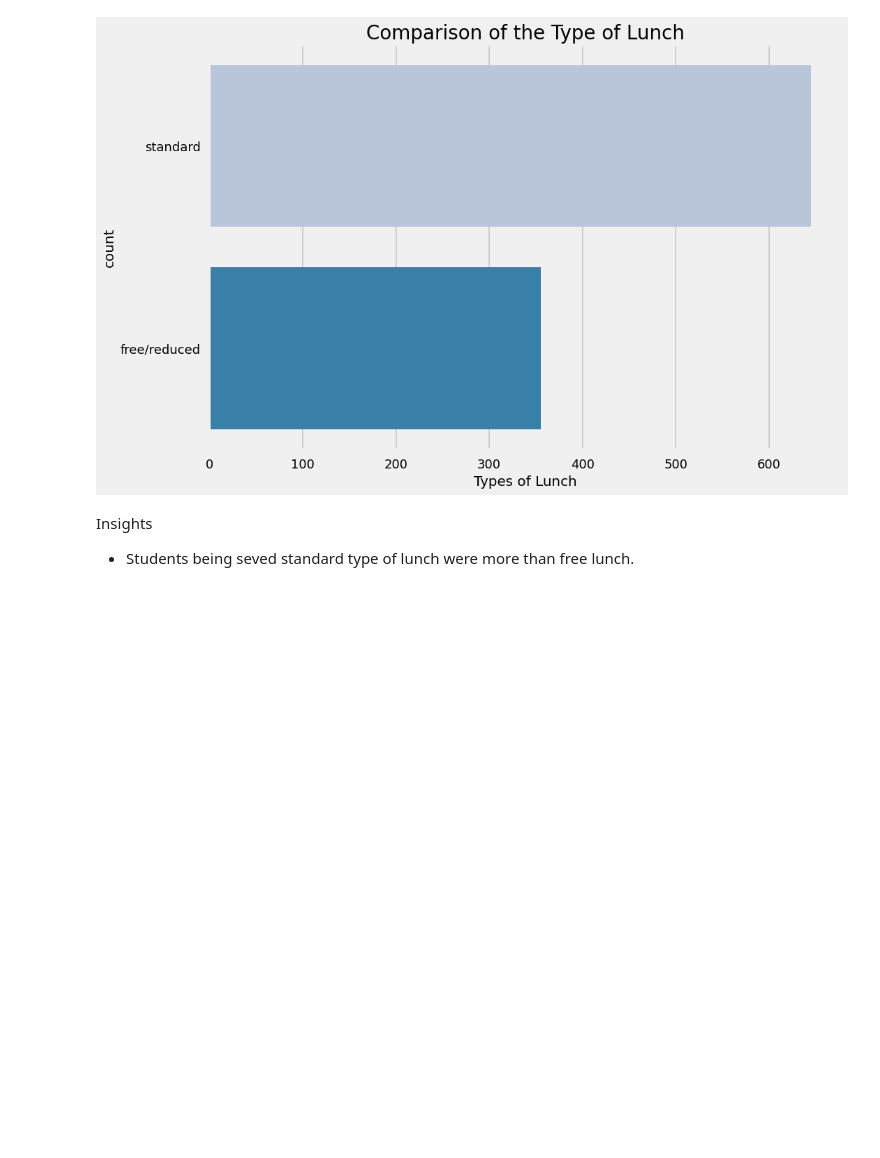
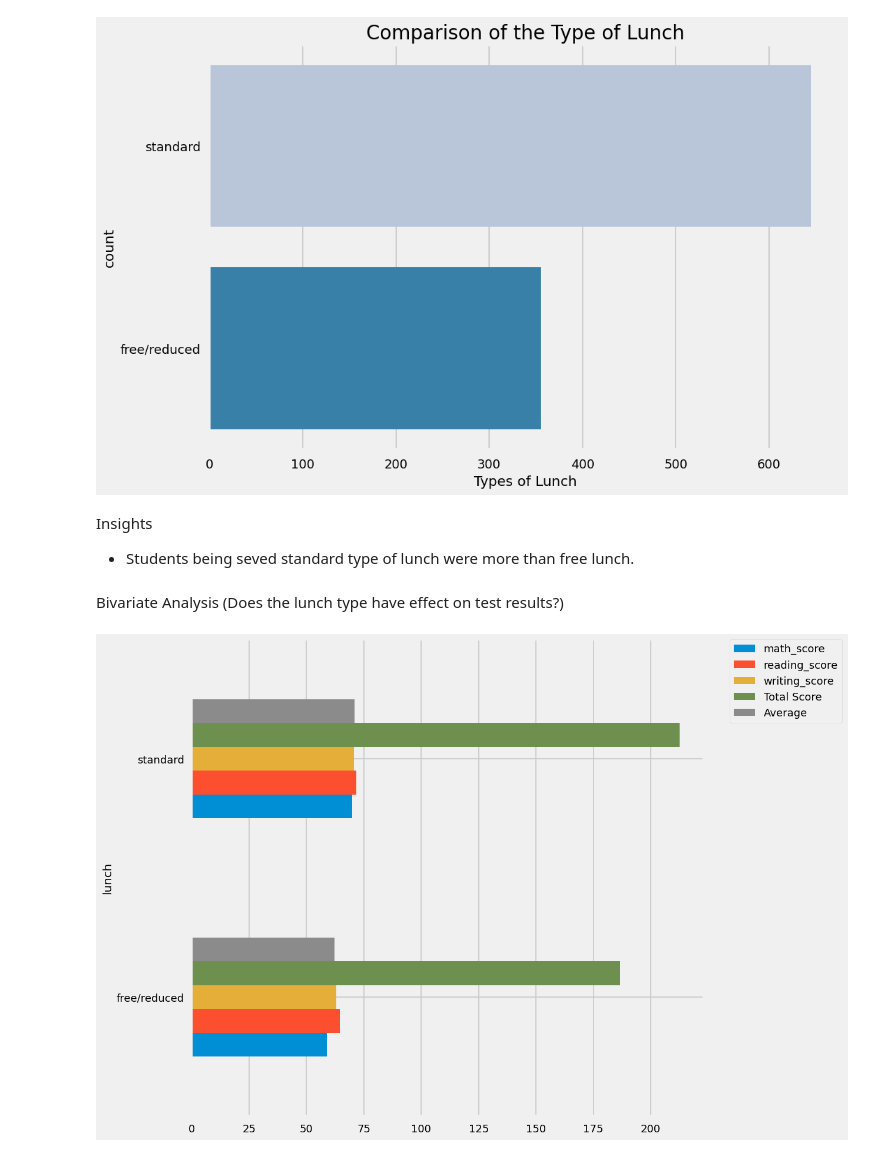
Before and after one commit to cyrolux123/ML-Project, a Jupyter notebook: notebook/EDA.ipynb, the cells around one changed output. Drawn from its saved outputs; the diff is of its cells as text; code cells hidden in the pictures; blank space fills up the shorter version.

```diff
--- a/notebook/EDA.ipynb
+++ b/notebook/EDA.ipynb
@@ -546,3 +546,11 @@ plt.show()
 # %% [markdown]
 Insights
 - Students being seved standard type of lunch were more than free lunch.
+# %% [markdown]
+Bivariate Analysis (Does the lunch type have effect on test results?)
+# %%
+df.groupby('lunch')[['math_score', 'reading_score', 'writing_score', 'Total Score', 'Average']].mean().plot(kind = 'barh', figsize = (10,10))
+plt.legend(bbox_to_anchor=(1.05, 1), loc = 2, borderaxespad = 0.)
+plt.show()
+# %% [output]
+[figure, added]
```
Also changed, not shown: parts of 14 cells of this notebook.
